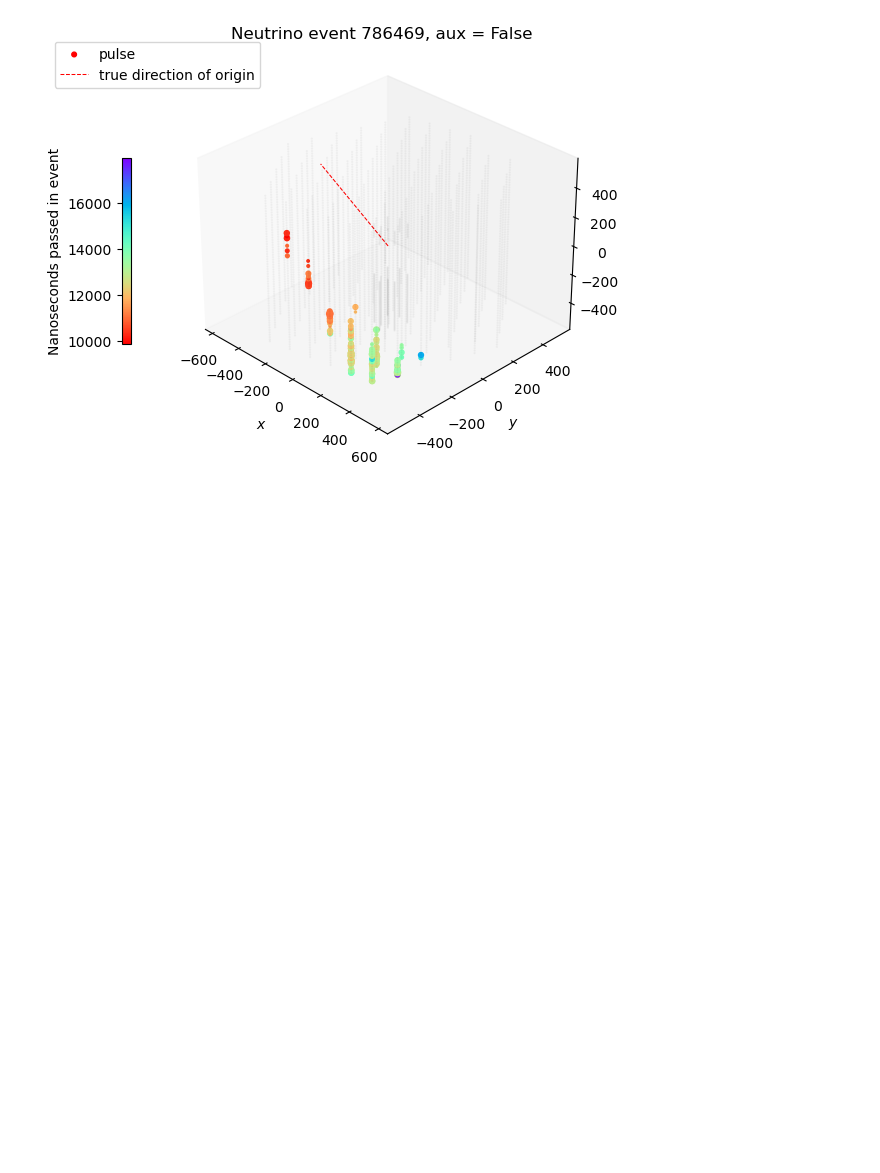
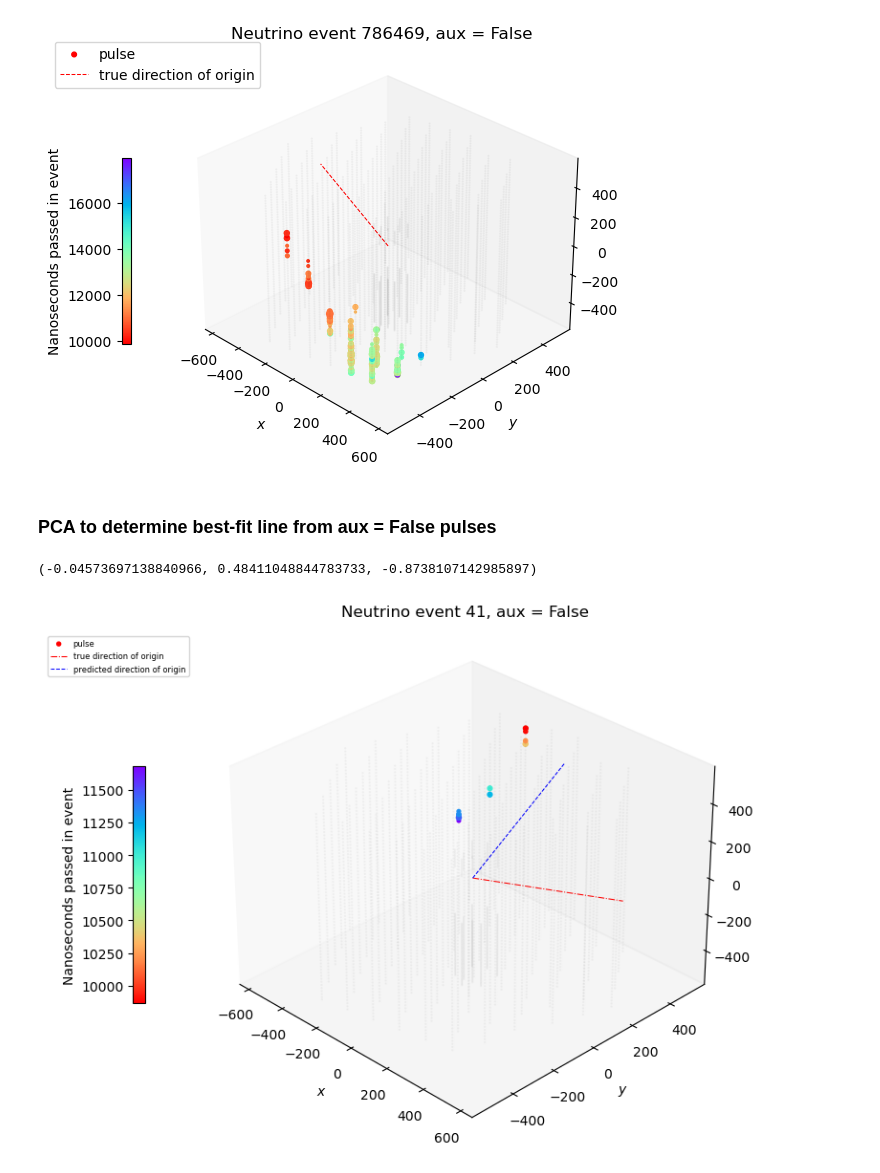
Before and after one commit to kdv97/ice-cube, a Jupyter notebook: Exploratory Data Analysis/batch1_testing.ipynb, the cells around one changed output. Saved outputs shown, nothing was run; the diff lists cells and outputs as text; code cells hidden in the pictures; blank space fills up the shorter version.

Commit message:
linear regression
Tried linear regression (via PCA, idk what this does but apparently you can use it to regress a best fit line) and added to the visualizer

```diff
--- a/Exploratory Data Analysis/batch1_testing.ipynb
+++ b/Exploratory Data Analysis/batch1_testing.ipynb
@@ -138,7 +138,7 @@ Various parameters - do we want to show the true direction (for training set), a
 # %%
 # Import the meta data, mainly to include the true direction in plotting
 # This cell takes a while (30seconds-ish to 2 mins) to run
-# meta = pd.read_parquet('../batches_train/train_meta.parquet/train_meta.parquet')
+meta = pd.read_parquet('../batches_train/train_meta.parquet/train_meta.parquet')
 meta.head()
 # %% [output]
 |  | batch_id | event_id | first_pulse_index | last_pulse_index | azimuth | zenith |
@@ -248,3 +248,5 @@ def viz_event(eventid,
 viz_event(event_ids[17], aux_incl=False, show_sensors=True, show_true_direction=True)
 # %% [output]
 [figure]
+# %% [markdown]
+### PCA to determine best-fit line from aux = False pulses
@@ -250,0 +255,31 @@ viz_event(event_ids[17], aux_incl=False, show_sensors=True, show_true_direction=
+# %%
+def find_linear_fit(eventid):
+    event = batch1[batch1.auxiliary==False].loc[eventid]
+    coords = [id_to_xyz(sen) for sen in event.sensor_id]
+    pca = PCA(n_components=1)
+    pca.fit(coords)
+    dir_cartesian = pca.components_
+    x = dir_cartesian[0,0]
+    y = dir_cartesian[0,1]
+    z = dir_cartesian[0,2]
+    d1 = (x,y,z)
+    d2 = (-x,-y,-z)
+
+    # We need to check if we need d1 or -d1 (=d2)
+    first_pulse = np.array(id_to_xyz(event.iloc[0].sensor_id))
+    last_pulse = np.array(id_to_xyz(event.iloc[-1].sensor_id))
+
+    dir_of_origin = first_pulse - last_pulse
+
+    inprod = np.dot(dir_of_origin,np.array(d1))
+
+    if inprod > 0:
+        d = d1
+    else:
+        d = d2
+
+    return d
+# %%
+find_linear_fit(24)
+# %% [output]
+(-0.04573697138840966, 0.48411048844783733, -0.8738107142985897)
@@ -250,0 +395,4 @@ viz_event(event_ids[17], aux_incl=False, show_sensors=True, show_true_direction=
+# %%
+viz_and_regress(event_ids[20], aux_incl=False, show_sensors=True, show_true_direction=True)
+# %% [output]
+[figure, added]
```
Also changed, not shown: parts of 2 cells of this notebook, 2 other files.
